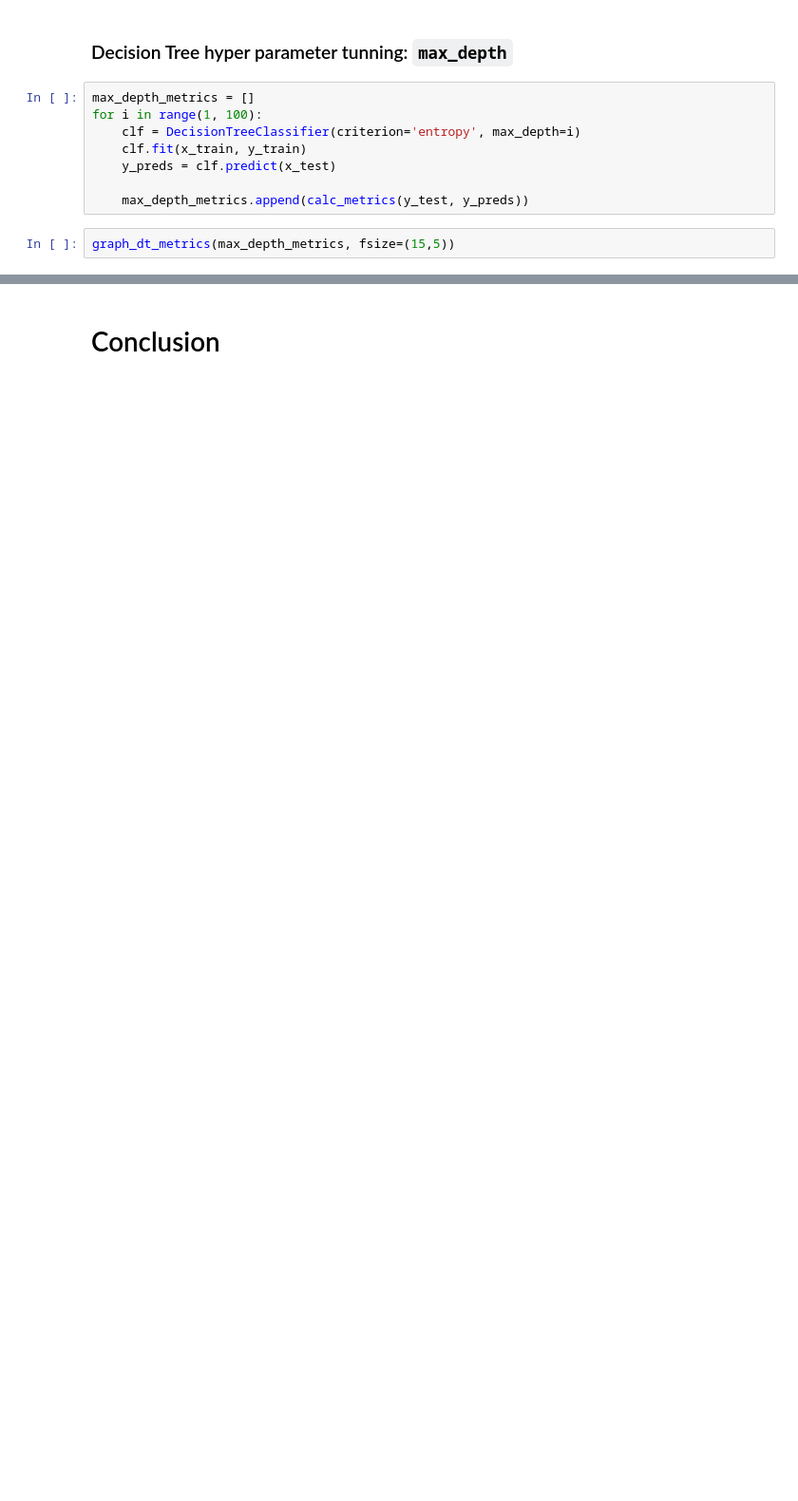
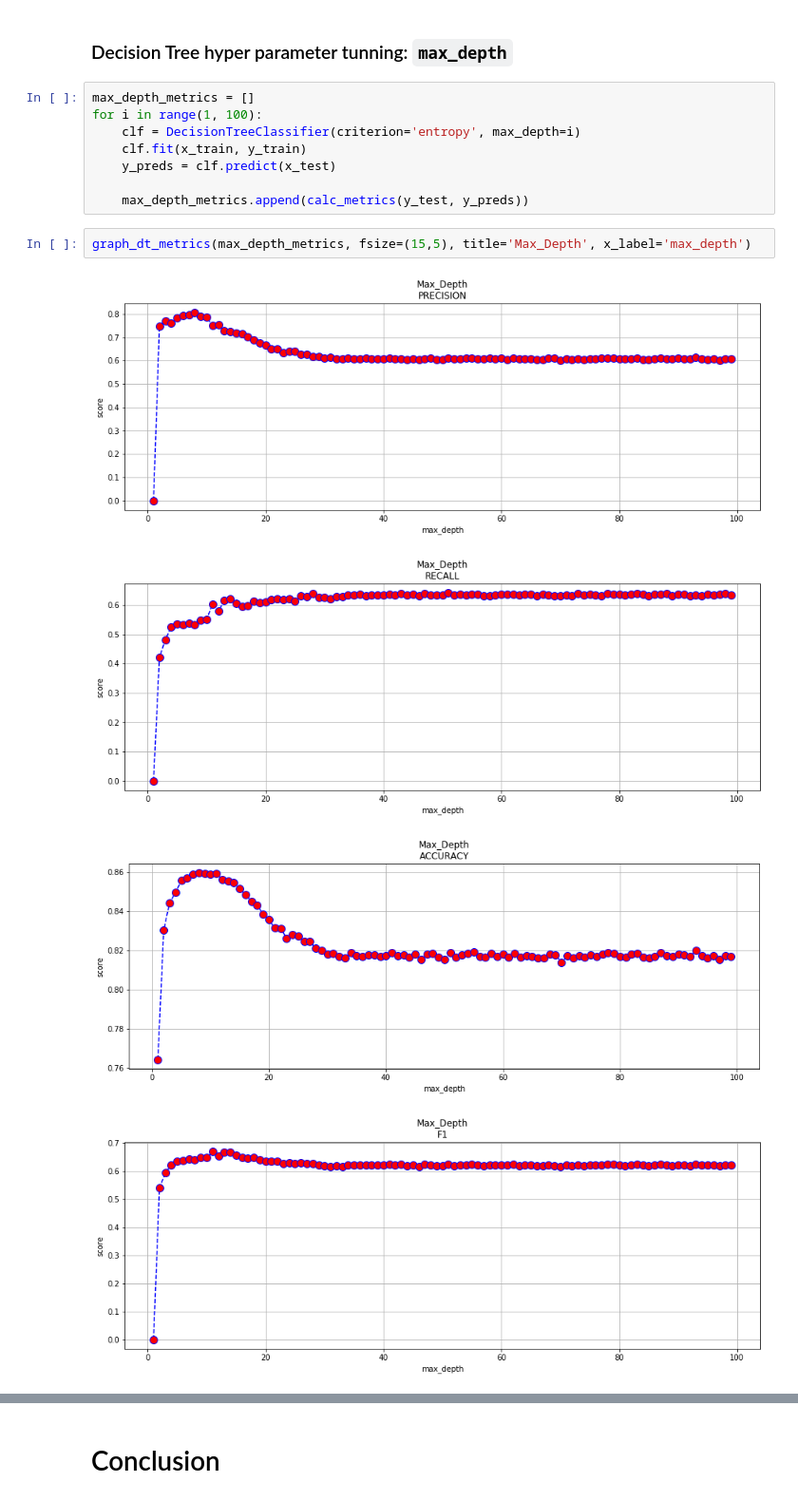
Before and after one commit to rahkeemg/Classification-Modeling, a Jupyter notebook: Untitled.ipynb, the cells around one changed output, grey strips where cells are left out. Shown: that part at 95% size. Cells and saved outputs as stored; diff of their text form; blank space fills up the shorter version.

```diff
--- a/Untitled.ipynb
+++ b/Untitled.ipynb
@@ -420,4 +423,9 @@ for i in range(1, 100):
 
     max_depth_metrics.append(calc_metrics(y_test, y_preds))
 # %%
-graph_dt_metrics(max_depth_metrics, fsize=(15,5))
+graph_dt_metrics(max_depth_metrics, fsize=(15,5), title='Max_Depth', x_label='max_depth')
+# %% [output]
+[figure, added]
+[figure, added]
+[figure, added]
+[figure, added]
```
Also changed, not shown: parts of 9 cells of this notebook.
